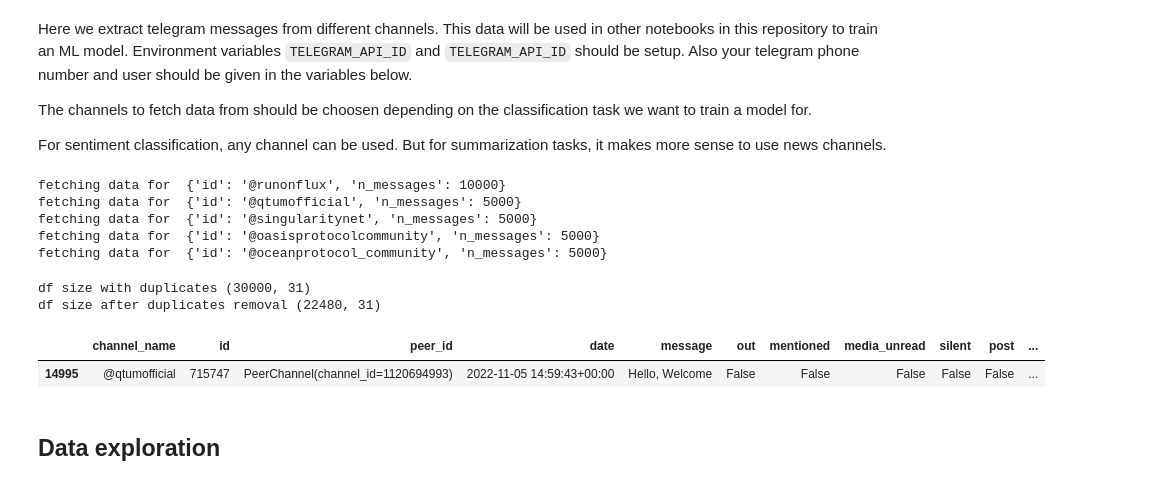
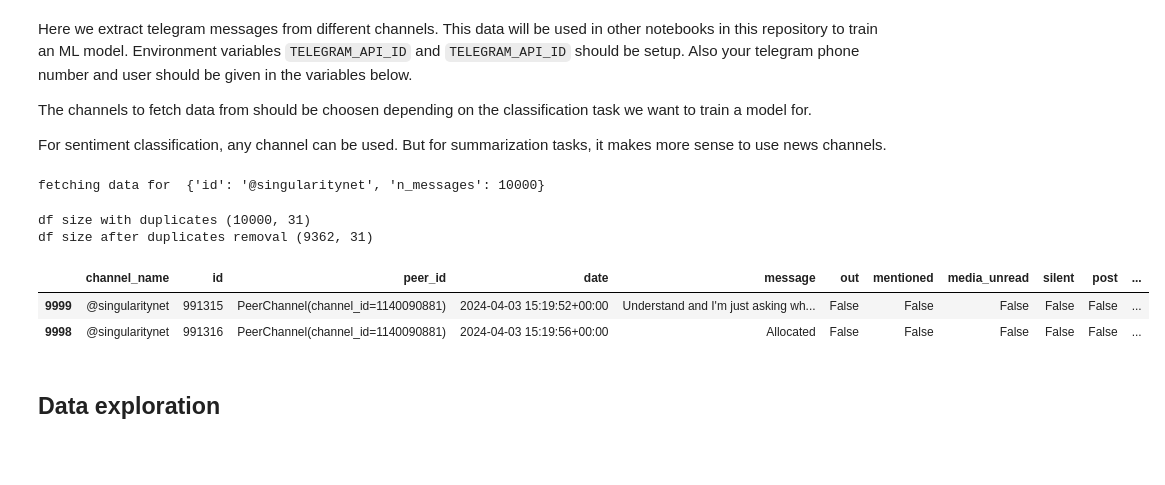
Before and after one commit to cancamilo/telegram-nlp, a Jupyter notebook: notebooks/telegram_data_fetching.ipynb, the cells around one changed output. Drawn from its saved outputs; the diff is of its cells as text; code cells hidden in the pictures; blank space fills up the shorter version.

```diff
--- a/notebooks/telegram_data_fetching.ipynb
+++ b/notebooks/telegram_data_fetching.ipynb
@@ -57,11 +57,11 @@ chats = [
     # interesting crypto projects
     # {"id":"@Teloscommunitychat", "n_messages": 5000},
     # {"id":"@kadena_io", "n_messages": 5000},
-    {"id":"@runonflux", "n_messages": 10000},
-    {"id":"@qtumofficial", "n_messages": 5000},
-    {"id":"@singularitynet", "n_messages": 5000},
-    {"id":"@oasisprotocolcommunity", "n_messages": 5000},
-    {"id":"@oceanprotocol_community", "n_messages": 5000},
+    # {"id":"@runonflux", "n_messages": 10000},
+    # {"id":"@qtumofficial", "n_messages": 5000},
+    {"id":"@singularitynet", "n_messages": 10000},
+    # {"id":"@oasisprotocolcommunity", "n_messages": 5000},
+    # {"id":"@oceanprotocol_community", "n_messages": 5000},
 
     # {"id":"@Solar", "n_messages": 5000},
     # {"id":"@helium_network", "n_messages": 5000}, # 3.6
@@ -103,23 +103,20 @@ async with client:
 
 df = pd.DataFrame(pd_data, columns=columns)
 # %% [output]
-fetching data for  {'id': '@runonflux', 'n_messages': 10000}
-fetching data for  {'id': '@qtumofficial', 'n_messages': 5000}
-fetching data for  {'id': '@singularitynet', 'n_messages': 5000}
-fetching data for  {'id': '@oasisprotocolcommunity', 'n_messages': 5000}
-fetching data for  {'id': '@oceanprotocol_community', 'n_messages': 5000}
+fetching data for  {'id': '@singularitynet', 'n_messages': 10000}
 # %%
 # drop duplicates
 print("df size with duplicates", df.shape)
 df = df.drop_duplicates(subset=["message"])
 print("df size after duplicates removal", df.shape)
 # %% [output]
-df size with duplicates (30000, 31)
-df size after duplicates removal (22480, 31)
+df size with duplicates (10000, 31)
+df size after duplicates removal (9362, 31)
 # %%
-df.sort_values(by="date").head(1)
+df.sort_values(by="date").head(2)
 # %% [output]
 |  | channel_name | id | peer_id | date | message | out | mentioned | media_unread | silent | post | ... |
-| 14995 | @qtumofficial | 715747 | PeerChannel(channel_id=1120694993) | 2022-11-05 14:59:43+00:00 | Hello, Welcome | False | False | False | False | False | ... |
+| 9999 | @singularitynet | 991315 | PeerChannel(channel_id=1140090881) | 2024-04-03 15:19:52+00:00 | Understand and I'm just asking wh... | False | False | False | False | False | ... |
+| 9998 | @singularitynet | 991316 | PeerChannel(channel_id=1140090881) | 2024-04-03 15:19:56+00:00 | Allocated | False | False | False | False | False | ... |
 # %%
 cols = ["channel_name", "id", "date", "message", "replies"]
```
Also changed, not shown: parts of 2 cells of this notebook, 8 other files.
